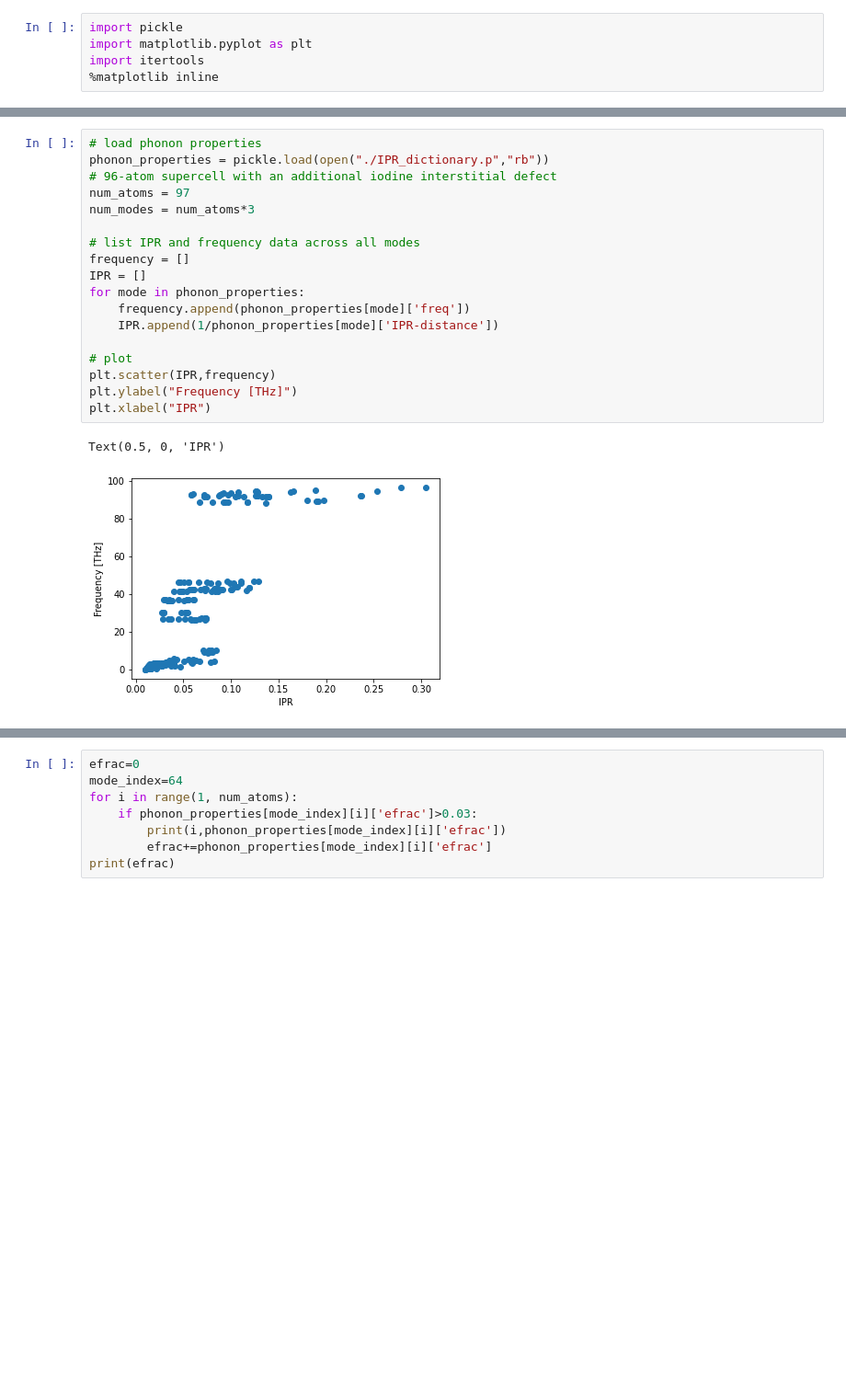
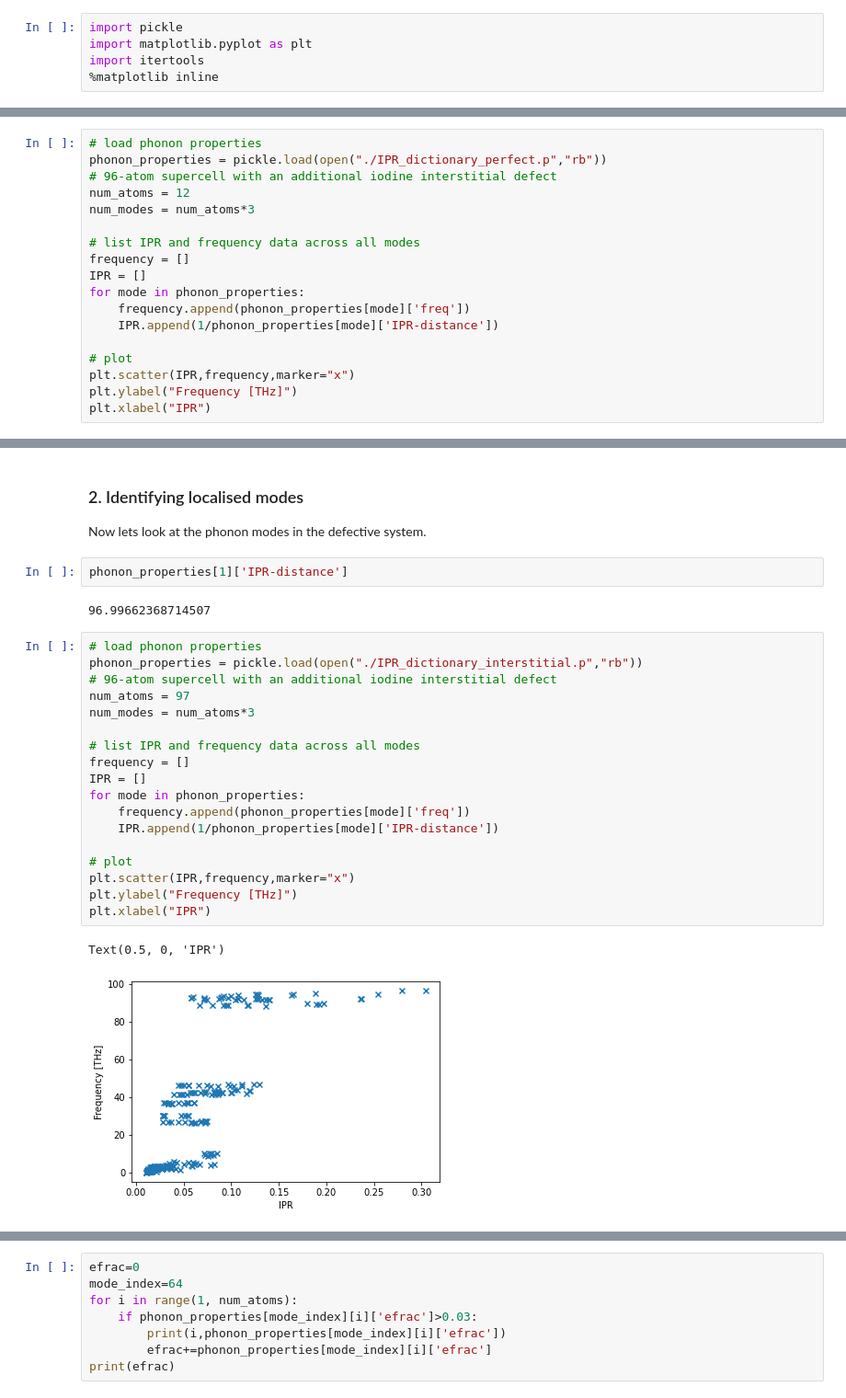
Before and after one commit to lucydot/MAPI_iodine_vibrations, a Jupyter notebook: IPR_data/IPR_analysis.ipynb, the cells around one changed output, grey strips where cells are left out. Shown: that part at 92% size. Drawn from its saved outputs; the diff is of its cells as text; blank space fills up the shorter version.

```diff
--- a/IPR_data/IPR_analysis.ipynb
+++ b/IPR_data/IPR_analysis.ipynb
@@ -33,0 +41,18 @@ The Inverse Participation Ratio (IPR) can be calculated using the [juliaphonons
+# %%
+# load phonon properties
+phonon_properties = pickle.load(open("./IPR_dictionary_perfect.p","rb"))
+# 96-atom supercell with an additional iodine interstitial defect
+num_atoms = 12
+num_modes = num_atoms*3
+
+# list IPR and frequency data across all modes
+frequency = []
+IPR = []
+for mode in phonon_properties:
+    frequency.append(phonon_properties[mode]['freq'])
+    IPR.append(1/phonon_properties[mode]['IPR-distance'])
+
+# plot
+plt.scatter(IPR,frequency,marker="x")
+plt.ylabel("Frequency [THz]")
+plt.xlabel("IPR")
@@ -34,22 +64,30 @@ The Inverse Participation Ratio (IPR) can be calculated using the [juliaphonons
+# %% [markdown]
+### 2. Identifying localised modes
+
+Now lets look at the phonon modes in the defective system.
+# %%
+phonon_properties[1]['IPR-distance']
+# %% [output]
+96.99662368714507
 # %%
 # load phonon properties
-phonon_properties = pickle.load(open("./IPR_dictionary.p","rb"))
+phonon_properties = pickle.load(open("./IPR_dictionary_interstitial.p","rb"))
 # 96-atom supercell with an additional iodine interstitial defect
 num_atoms = 97
 num_modes = num_atoms*3
 
 # list IPR and frequency data across all modes
 frequency = []
 IPR = []
 for mode in phonon_properties:
     frequency.append(phonon_properties[mode]['freq'])
     IPR.append(1/phonon_properties[mode]['IPR-distance'])
 
 # plot
-plt.scatter(IPR,frequency)
+plt.scatter(IPR,frequency,marker="x")
 plt.ylabel("Frequency [THz]")
 plt.xlabel("IPR")
 # %% [output]
 Text(0.5, 0, 'IPR')
-[figure, old version]
+[figure, new version]
 # %% [markdown]
```
Also changed, not shown: parts of 11 cells of this notebook, 2 other files.
